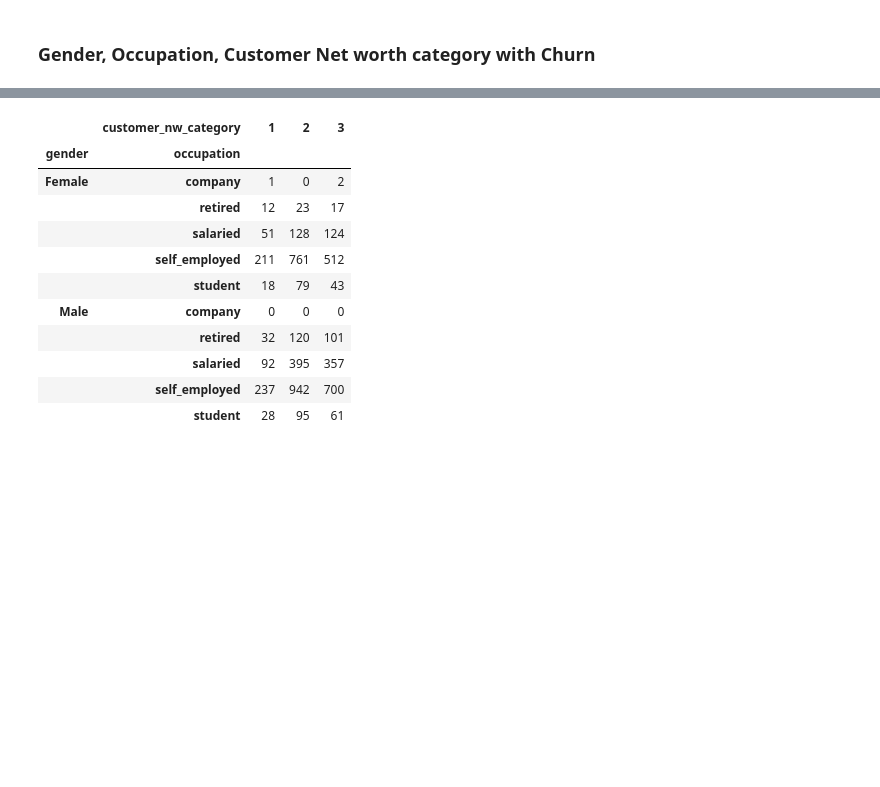
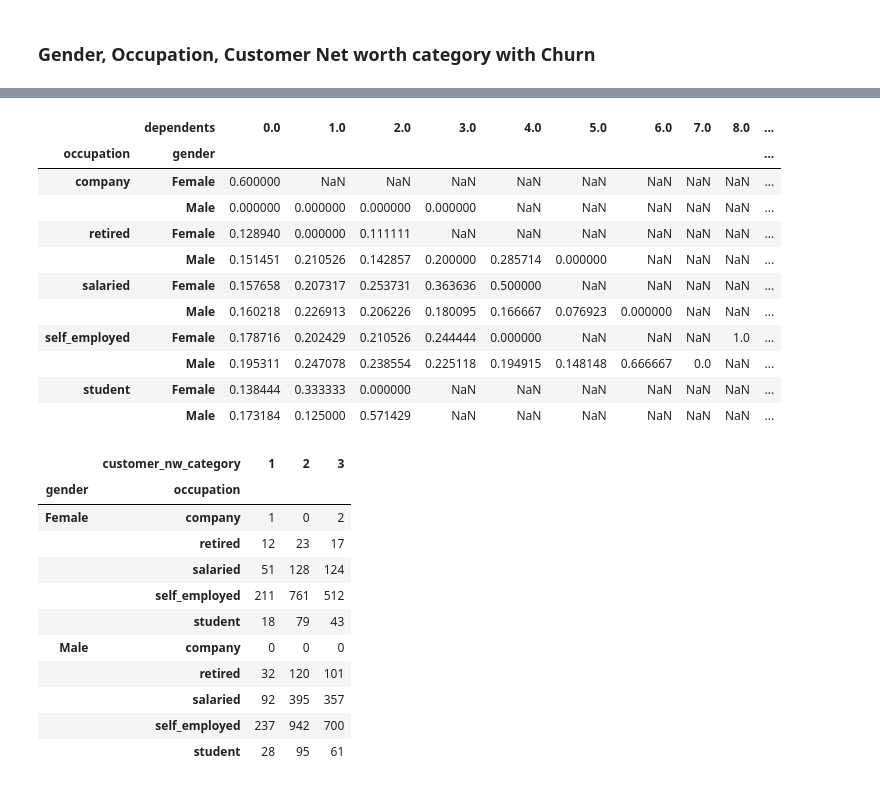
Before and after one commit to JapiKredi/EDA_extensive_library, a Jupyter notebook: Pandas_Multi_Variate_analysis.ipynb, the cells around one changed output, grey strips where cells are left out. Drawn from its saved outputs; the diff is of its cells as text; code cells hidden in the pictures; blank space fills up the shorter version.

```diff
--- a/Pandas_Multi_Variate_analysis.ipynb
+++ b/Pandas_Multi_Variate_analysis.ipynb
@@ -35,3 +65,18 @@ First, Let's use Gender, Occupation and Customer Net worth category and derive i
+# %%
+data.pivot_table('churn',['occupation', 'gender'],'dependents',aggfunc='mean')
+# %% [output]
+|  | dependents | 0.0 | 1.0 | 2.0 | 3.0 | 4.0 | 5.0 | 6.0 | 7.0 | 8.0 | ... |
+| occupation | gender |  |  |  |  |  |  |  |  |  | ... |
+| company | Female | 0.600000 | NaN | NaN | NaN | NaN | NaN | NaN | NaN | NaN | ... |
+|  | Male | 0.000000 | 0.000000 | 0.000000 | 0.000000 | NaN | NaN | NaN | NaN | NaN | ... |
+| retired | Female | 0.128940 | 0.000000 | 0.111111 | NaN | NaN | NaN | NaN | NaN | NaN | ... |
+|  | Male | 0.151451 | 0.210526 | 0.142857 | 0.200000 | 0.285714 | 0.000000 | NaN | NaN | NaN | ... |
+| salaried | Female | 0.157658 | 0.207317 | 0.253731 | 0.363636 | 0.500000 | NaN | NaN | NaN | NaN | ... |
+|  | Male | 0.160218 | 0.226913 | 0.206226 | 0.180095 | 0.166667 | 0.076923 | 0.000000 | NaN | NaN | ... |
+| self_employed | Female | 0.178716 | 0.202429 | 0.210526 | 0.244444 | 0.000000 | NaN | NaN | NaN | 1.0 | ... |
+|  | Male | 0.195311 | 0.247078 | 0.238554 | 0.225118 | 0.194915 | 0.148148 | 0.666667 | 0.0 | NaN | ... |
+| student | Female | 0.138444 | 0.333333 | 0.000000 | NaN | NaN | NaN | NaN | NaN | NaN | ... |
+|  | Male | 0.173184 | 0.125000 | 0.571429 | NaN | NaN | NaN | NaN | NaN | NaN | ... |
 # %%
 data.pivot_table('churn', ['gender', 'occupation'], 'customer_nw_category', aggfunc='sum')
 # %% [output]
```
Also changed, not shown: parts of 8 cells of this notebook.
